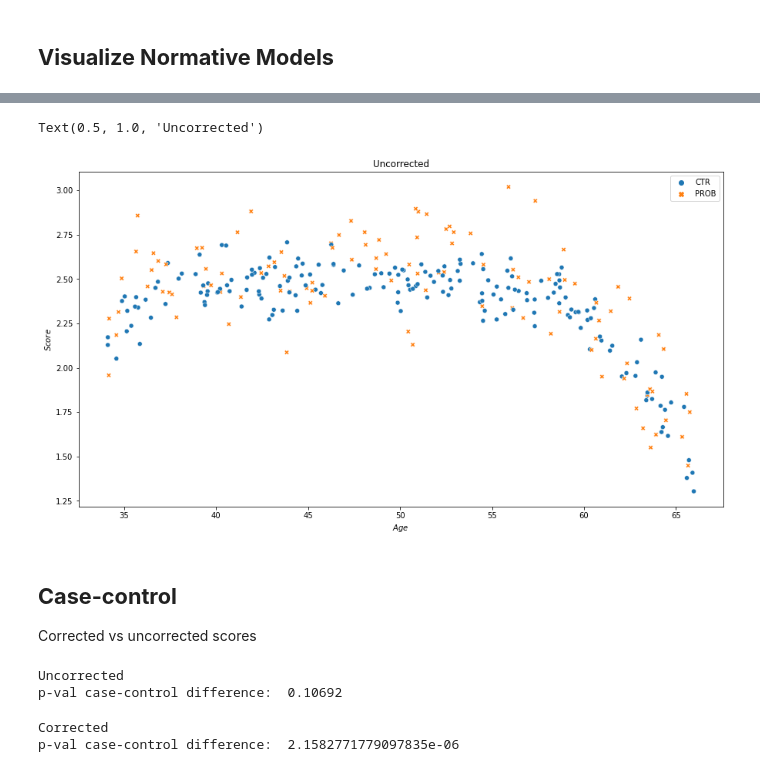
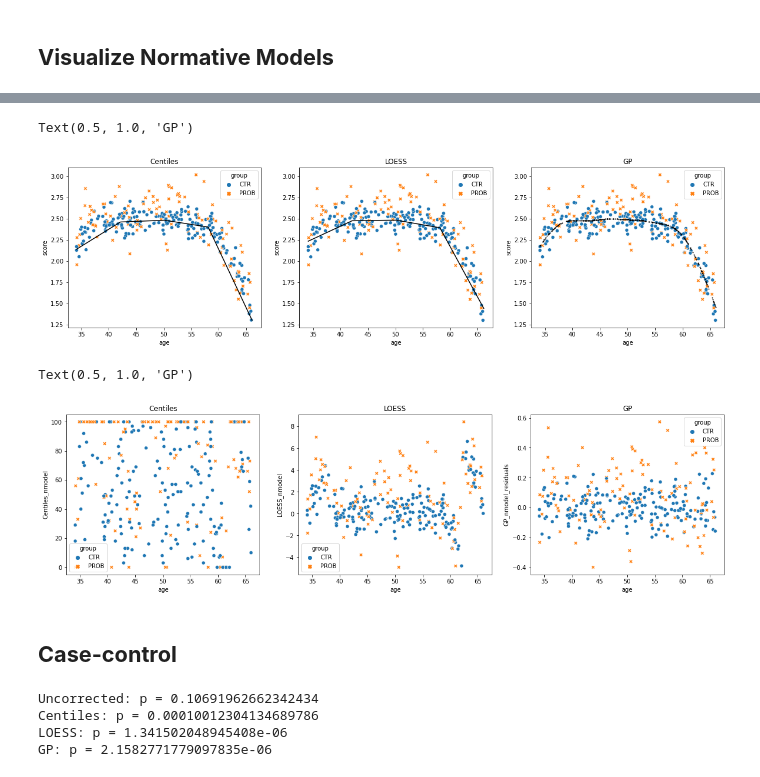
Before and after one commit to ppsp-team/PyNM, a Jupyter notebook: tutorials/1-getting_started.ipynb, the cells around one changed output, grey strips where cells are left out. Cells and saved outputs as stored; diff of their text form; code cells hidden in the pictures.

```diff
--- a/tutorials/1-getting_started.ipynb
+++ b/tutorials/1-getting_started.ipynb
@@ -109,34 +87,51 @@ Text(0.5, 1.0, 'Corrected')
-# %%
-plt.figure(figsize=(15,8))
-sns.scatterplot(data=data,x='age', y='score',hue='group',style='group')
-
-plt.xlabel('$Age$')
-plt.ylabel('$Score$')
-plt.legend(loc='upper right')
-plt.title('Uncorrected')
-# %% [output]
-Text(0.5, 1.0, 'Uncorrected')
-[figure, removed]
+# %%
+fig,ax = plt.subplots(1,3,figsize=(20,5))
+for i in range(3):
+    sns.scatterplot(data=m.data, x='age', y='score',
+                             hue='group', style='group',ax=ax[i])
+ax[0].plot(m.bins, m.zm, '-k')
+ax[1].plot(m.bins, m.z[:, 50], '-k')
+tmp = m.data.sort_values('age')
+ax[2].scatter(tmp['age'], tmp['GP_nmodel_pred'],color='black',s=1)
+
+ax[0].set_title('Centiles')
+ax[1].set_title('LOESS')
+ax[2].set_title('GP')
+# %% [output]
+Text(0.5, 1.0, 'GP')
+[figure, added]
+# %%
+fig,ax = plt.subplots(1,3,figsize=(20,5))
+
+sns.scatterplot(data=data,x='age', y='Centiles_nmodel',hue='group',style='group',ax=ax[0])
+sns.scatterplot(data=data,x='age', y='LOESS_nmodel',hue='group',style='group',ax=ax[1])
+sns.scatterplot(data=data,x='age', y='GP_nmodel_residuals',hue='group',style='group',ax=ax[2])
+
+ax[0].set_title('Centiles')
+ax[1].set_title('LOESS')
+ax[2].set_title('GP')
+# %% [output]
+Text(0.5, 1.0, 'GP')
+[figure, added]
 # %% [markdown]
 ## **Case-control**
-Corrected vs uncorrected scores
 # %%
-dmat = pat.dmatrix('C(group)', m.data, return_type='dataframe',NA_action='raise')
-
-mod = sm.OLS(m.data['score'],dmat)
-results = mod.fit()
-
-print('Uncorrected')
-print('p-val case-control difference: ',np.round(results.pvalues[1],5))
+def case_control(df, group='group',score='score'):
+    dmat = pat.dmatrix('C({})'.format(group), df, return_type='dataframe',NA_action='raise')
+    results = sm.OLS(m.data[score],dmat).fit()
+    return results.pvalues[1]
-# %% [output]
-Uncorrected
-p-val case-control difference:  0.10692
-# %%
-mod = sm.OLS(m.data['GP_nmodel_residuals'],dmat)
-results = mod.fit()
-
-print('Corrected')
-print('p-val case-control difference: ',results.pvalues[1])
-# %% [output]
-Corrected
-p-val case-control difference:  2.1582771779097835e-06
+# %%
+p_uncorrected = case_control(m.data,score='score')
+p_centiles = case_control(m.data,score='Centiles_nmodel')
+p_loess = case_control(m.data,score='LOESS_nmodel')
+p_gp = case_control(m.data,score='GP_nmodel_residuals')
+
+print('Uncorrected: p =', p_uncorrected)
+print('Centiles: p =', p_centiles)
+print('LOESS: p =', p_loess)
+print('GP: p =', p_gp)
+# %% [output]
+Uncorrected: p = 0.10691962662342434
+Centiles: p = 0.00010012304134689786
+LOESS: p = 1.341502048945408e-06
+GP: p = 2.1582771779097835e-06
```
Also changed, not shown: parts of 6 cells of this notebook.
